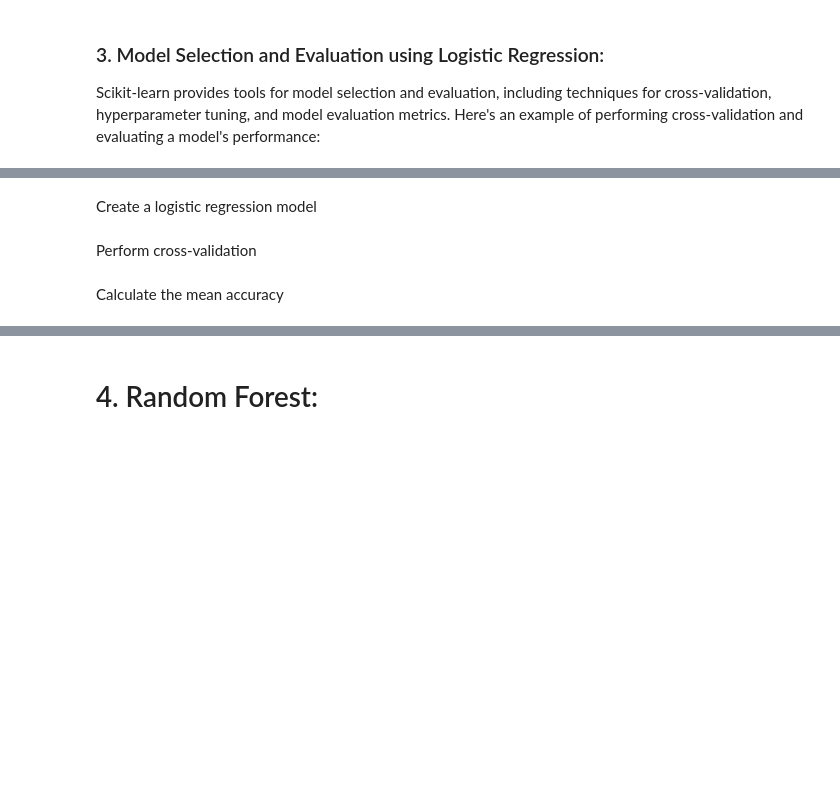
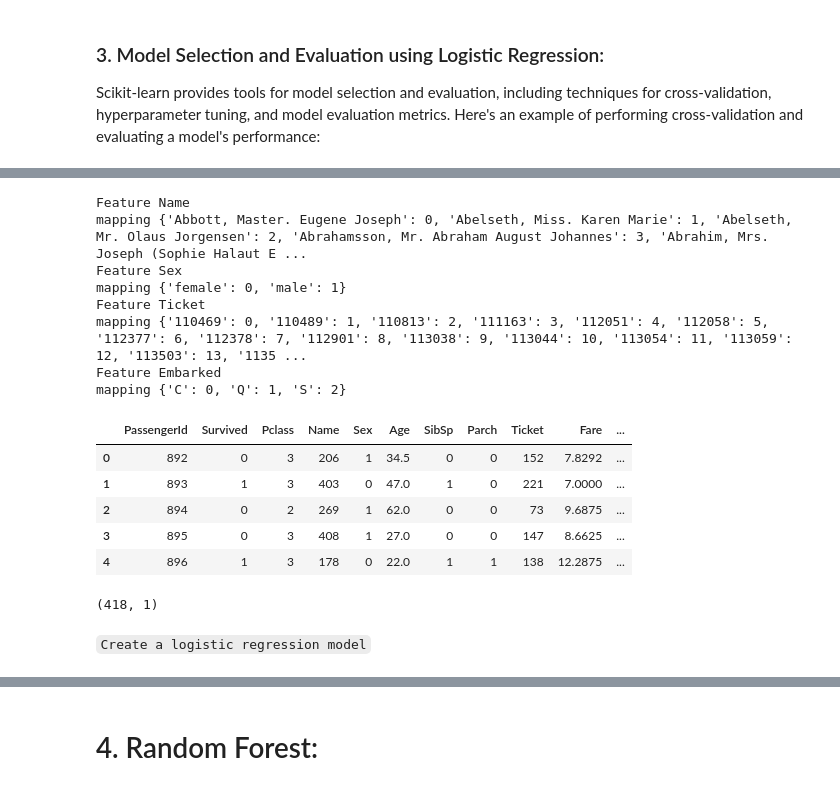
Before and after one commit to radhakrishnan-omotec/avm-repository, a Jupyter notebook: GITHUB- LMS_ DATA - ANALYSIS -LEVEL 2/SESSION 5 new/session 5 - Revised.ipynb, the cells around one changed output, grey strips where cells are left out. Cells and saved outputs as stored; diff of their text form; code cells hidden in the pictures; blank space fills up the shorter version.

````diff
--- a/GITHUB- LMS_ DATA - ANALYSIS -LEVEL 2/SESSION 5 new/session 5 - Revised.ipynb
+++ b/GITHUB- LMS_ DATA - ANALYSIS -LEVEL 2/SESSION 5 new/session 5 - Revised.ipynb
@@ -476,7 +421,7 @@ Downloading data from https://storage.googleapis.com/tensorflow/keras-applicatio
 # %% [markdown]
 Load and preprocess the image
 # %%
-img_path = 'path/to/your/image.jpg'
+img_path = 'data/image1.jpg'
 img = image.load_img(img_path, target_size=(299, 299))
 x = image.img_to_array(img)
 x = np.expand_dims(x, axis=0)
@@ -590,2 +677,41 @@ from sklearn.linear_model import LogisticRegression
+# %%
+from sklearn.preprocessing import LabelEncoder
+
+colname=[]
+for x in data.columns:
+    if data[x].dtypes=='object':
+        colname.append(x)
+
+le=LabelEncoder()
+
+for x in colname:
+    data[x]=le.fit_transform(data[x])
+    le_name_mapping = dict(zip(le.classes_, le.transform(le.classes_)))
+    print('Feature', x)
+    print('mapping', le_name_mapping)
+
+data.head()
+# %% [output]
+Feature Name
+mapping {'Abbott, Master. Eugene Joseph': 0, 'Abelseth, Miss. Karen Marie': 1, 'Abelseth, Mr. Olaus Jorgensen': 2, 'Abrahamsson, Mr. Abraham August Johannes': 3, 'Abrahim, Mrs. Joseph (Sophie Halaut E ...
+Feature Sex
+mapping {'female': 0, 'male': 1}
+Feature Ticket
+mapping {'110469': 0, '110489': 1, '110813': 2, '111163': 3, '112051': 4, '112058': 5, '112377': 6, '112378': 7, '112901': 8, '113038': 9, '113044': 10, '113054': 11, '113059': 12, '113503': 13, '1135 ...
+Feature Embarked
+mapping {'C': 0, 'Q': 1, 'S': 2}
+|  | PassengerId | Survived | Pclass | Name | Sex | Age | SibSp | Parch | Ticket | Fare | ... |
+| 0 | 892 | 0 | 3 | 206 | 1 | 34.5 | 0 | 0 | 152 | 7.8292 | ... |
+| 1 | 893 | 1 | 3 | 403 | 0 | 47.0 | 1 | 0 | 221 | 7.0000 | ... |
+| 2 | 894 | 0 | 2 | 269 | 1 | 62.0 | 0 | 0 | 73 | 9.6875 | ... |
+| 3 | 895 | 0 | 3 | 408 | 1 | 27.0 | 0 | 0 | 147 | 8.6625 | ... |
+| 4 | 896 | 1 | 3 | 178 | 0 | 22.0 | 1 | 1 | 138 | 12.2875 | ... |
+# %%
+X = data[['PassengerId','Pclass','Name','Sex','Age','SibSp','Parch','Ticket','Fare','Embarked']]
+Y = data[['Survived']]
+X.shape
+Y.shape
+# %% [output]
+(418, 1)
 # %% [markdown]
-Create a logistic regression model
+```Create a logistic regression model```
@@ -594,2 +717,0 @@ model = LogisticRegression()
-# %% [markdown]
-Perform cross-validation
@@ -598,2 +717,0 @@ scores = cross_val_score(model, X, y, cv=5)
-# %% [markdown]
-Calculate the mean accuracy
````
Also changed, not shown: parts of 73 cells of this notebook, 4 other files.
